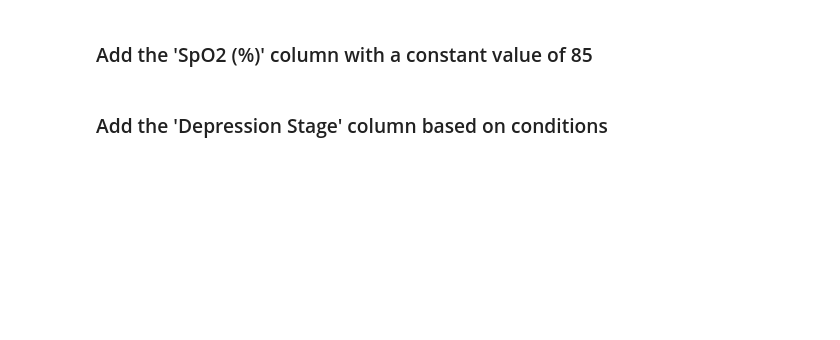
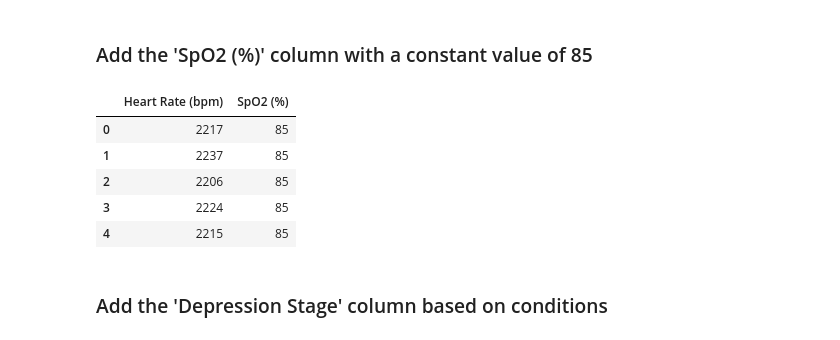
Before and after one commit to radhakrishnan-omotec/emotions-repo, a Jupyter notebook: Process_Depression_Data.ipynb, the cells around one changed output. Cells and saved outputs as stored; diff of their text form; code cells hidden in the pictures; blank space fills up the shorter version.

```diff
--- a/Process_Depression_Data.ipynb
+++ b/Process_Depression_Data.ipynb
@@ -32,6 +64,15 @@ output_data['Heart Rate (bpm)'] = data['GSR Value)']
 # %%
 # Add the 'SpO2 (%)' column with a constant value of 85
 output_data['SpO2 (%)'] = 85
+# %%
+output_data.head()
+# %% [output]
+|  | Heart Rate (bpm) | SpO2 (%) |
+| 0 | 2217 | 85 |
+| 1 | 2237 | 85 |
+| 2 | 2206 | 85 |
+| 3 | 2224 | 85 |
+| 4 | 2215 | 85 |
 # %% [markdown]
 ### Add the 'Depression Stage' column based on conditions
 # %%
```
Also changed, not shown: parts of 10 cells of this notebook.
